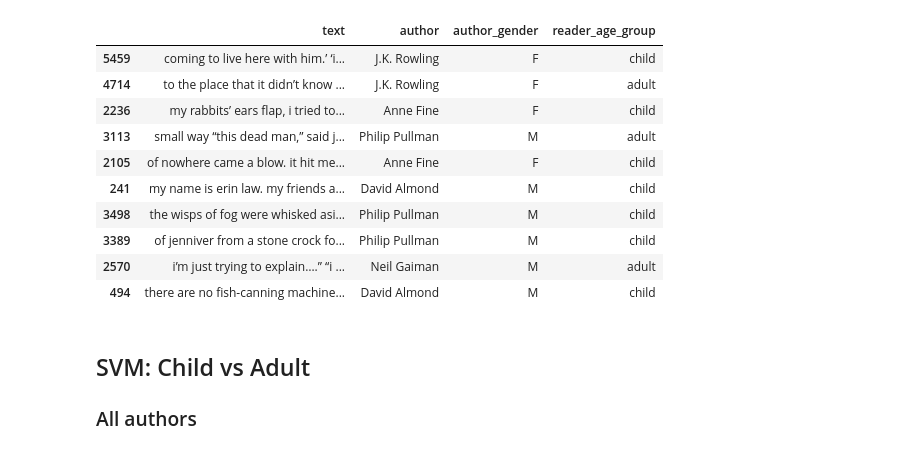
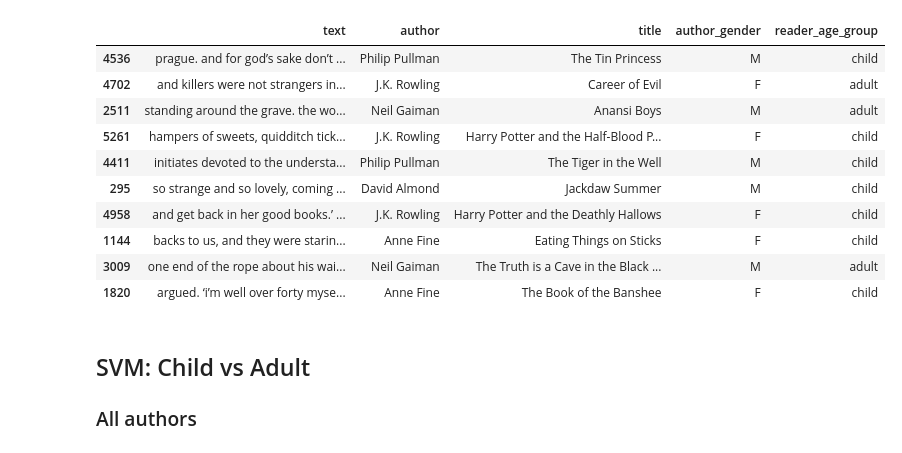
Before and after one commit to dimboump/crosswriters, a Jupyter notebook: 1-models.ipynb, the cells around one changed output. Cells and saved outputs as stored; diff of their text form; code cells hidden in the pictures.

```diff
--- a/1-models.ipynb
+++ b/1-models.ipynb
@@ -23,29 +25,30 @@ from sklearn.metrics import ConfusionMatrixDisplay
 # %%
 df = (pd
     .read_csv(
         'data/crosswriters_with_ents.csv',
         encoding='utf-8',
-        usecols=['text', 'author', 'author_gender', 'reader_age_group']
+        usecols=['text', 'title', 'author', 'author_gender', 'reader_age_group']
     )
     .astype({
         'author': 'category',
+        'title': 'category',
         'author_gender': 'category',
         'reader_age_group': 'category'
     })
 )
 df.sample(10)
 # %% [output]
-|  | text | author | author_gender | reader_age_group |
-| 5459 | coming to live here with him.’ ‘i... | J.K. Rowling | F | child |
-| 4714 | to the place that it didn’t know ... | J.K. Rowling | F | adult |
-| 2236 | my rabbits’ ears flap, i tried to... | Anne Fine | F | child |
-| 3113 | small way “this dead man,” said j... | Philip Pullman | M | adult |
-| 2105 | of nowhere came a blow. it hit me... | Anne Fine | F | child |
-| 241 | my name is erin law. my friends a... | David Almond | M | child |
-| 3498 | the wisps of fog were whisked asi... | Philip Pullman | M | child |
-| 3389 | of jenniver from a stone crock fo... | Philip Pullman | M | child |
-| 2570 | i’m just trying to explain….” “i ... | Neil Gaiman | M | adult |
-| 494 | there are no fish-canning machine... | David Almond | M | child |
+|  | text | author | title | author_gender | reader_age_group |
+| 4536 | prague. and for god’s sake don’t ... | Philip Pullman | The Tin Princess | M | child |
+| 4702 | and killers were not strangers in... | J.K. Rowling | Career of Evil | F | adult |
+| 2511 | standing around the grave. the wo... | Neil Gaiman | Anansi Boys | M | adult |
+| 5261 | hampers of sweets, quidditch tick... | J.K. Rowling | Harry Potter and the Half-Blood P... | F | child |
+| 4411 | initiates devoted to the understa... | Philip Pullman | The Tiger in the Well | M | child |
+| 295 | so strange and so lovely, coming ... | David Almond | Jackdaw Summer | M | child |
+| 4958 | and get back in her good books.’ ... | J.K. Rowling | Harry Potter and the Deathly Hallows | F | child |
+| 1144 | backs to us, and they were starin... | Anne Fine | Eating Things on Sticks | F | child |
+| 3009 | one end of the rope about his wai... | Neil Gaiman | The Truth is a Cave in the Black ... | M | adult |
+| 1820 | argued. ‘i’m well over forty myse... | Anne Fine | The Book of the Banshee | F | child |
 # %% [markdown]
 ## SVM: Child vs Adult
 
```
Also changed, not shown: parts of 6 cells of this notebook, 1 other file.
